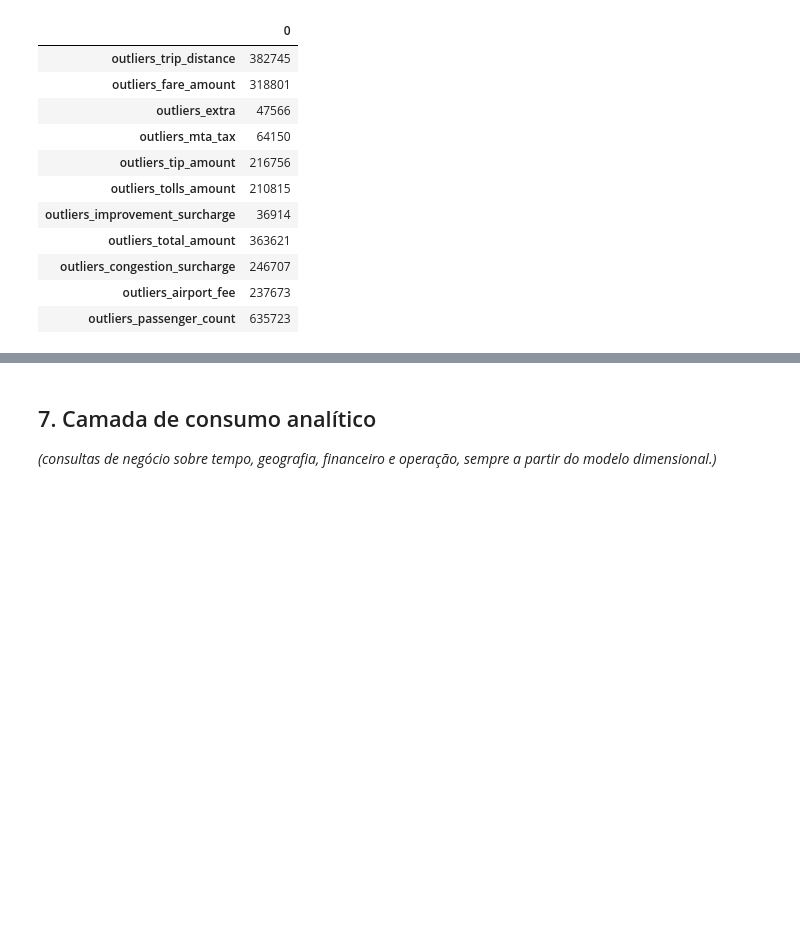
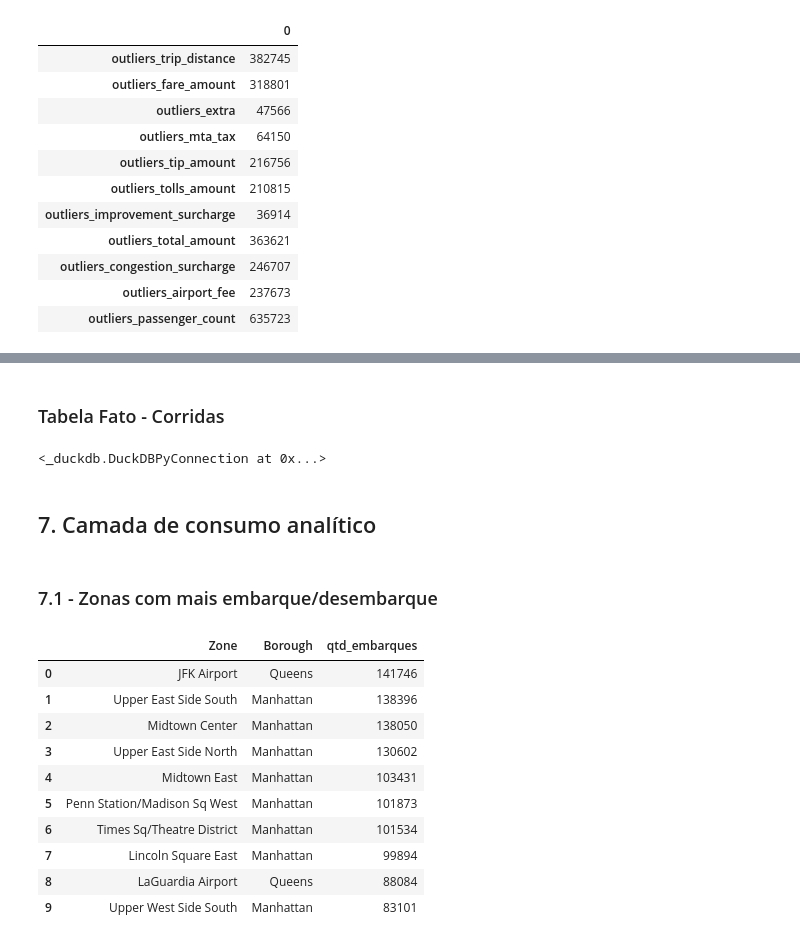
Before and after one commit to JohnnyFRL/led_taxi_elt, a Jupyter notebook: ipynb/elt_nyc_taxi.ipynb, the cells around one changed output, grey strips where cells are left out. Cells and saved outputs as stored; diff of their text form; code cells hidden in the pictures; blank space fills up the shorter version.

```diff
--- a/ipynb/elt_nyc_taxi.ipynb
+++ b/ipynb/elt_nyc_taxi.ipynb
@@ -615,5 +713,29 @@ de criar qualquer tabela.)*
+# %% [markdown]
+### Tabela Fato - Corridas
+# %%
+con.execute("""
+    CREATE TABLE fato_corridas AS
+    SELECT
+        VendorID,
+        CAST(tpep_pickup_datetime AS DATE) AS data,
+        payment_type,
+        RatecodeID,
+        PULocationID,
+        DOLocationID,
+        passenger_count,
+        trip_distance,
+        fare_amount,
+        extra,
+        mta_tax,
+        tip_amount,
+        tolls_amount,
+        improvement_surcharge,
+        congestion_surcharge,
+        Airport_fee,
+        total_amount
+    FROM stg_taxi
+""")
+# %% [output]
+<_duckdb.DuckDBPyConnection at 0x...>
 # %% [markdown]
 ## 7. Camada de consumo analítico
-
-*(consultas de negócio sobre tempo, geografia,
-financeiro e operação, sempre a partir do modelo dimensional.)*
@@ -621,0 +742,26 @@ financeiro e operação, sempre a partir do modelo dimensional.)*
+# %% [markdown]
+### 7.1 - Zonas com mais embarque/desembarque
+# %%
+con.execute("""
+    SELECT
+        z.Zone,
+        z.Borough,
+        COUNT(*) AS qtd_embarques
+    FROM fato_corridas f
+    JOIN dim_localizacao z ON f.PULocationID = z.LocationID
+    GROUP BY z.Zone, z.Borough
+    ORDER BY qtd_embarques DESC
+    LIMIT 10
+""").fetchdf()
+# %% [output]
+|  | Zone | Borough | qtd_embarques |
+| 0 | JFK Airport | Queens | 141746 |
+| 1 | Upper East Side South | Manhattan | 138396 |
+| 2 | Midtown Center | Manhattan | 138050 |
+| 3 | Upper East Side North | Manhattan | 130602 |
+| 4 | Midtown East | Manhattan | 103431 |
+| 5 | Penn Station/Madison Sq West | Manhattan | 101873 |
+| 6 | Times Sq/Theatre District | Manhattan | 101534 |
+| 7 | Lincoln Square East | Manhattan | 99894 |
+| 8 | LaGuardia Airport | Queens | 88084 |
+| 9 | Upper West Side South | Manhattan | 83101 |
```
Also changed, not shown: parts of 29 cells of this notebook.
